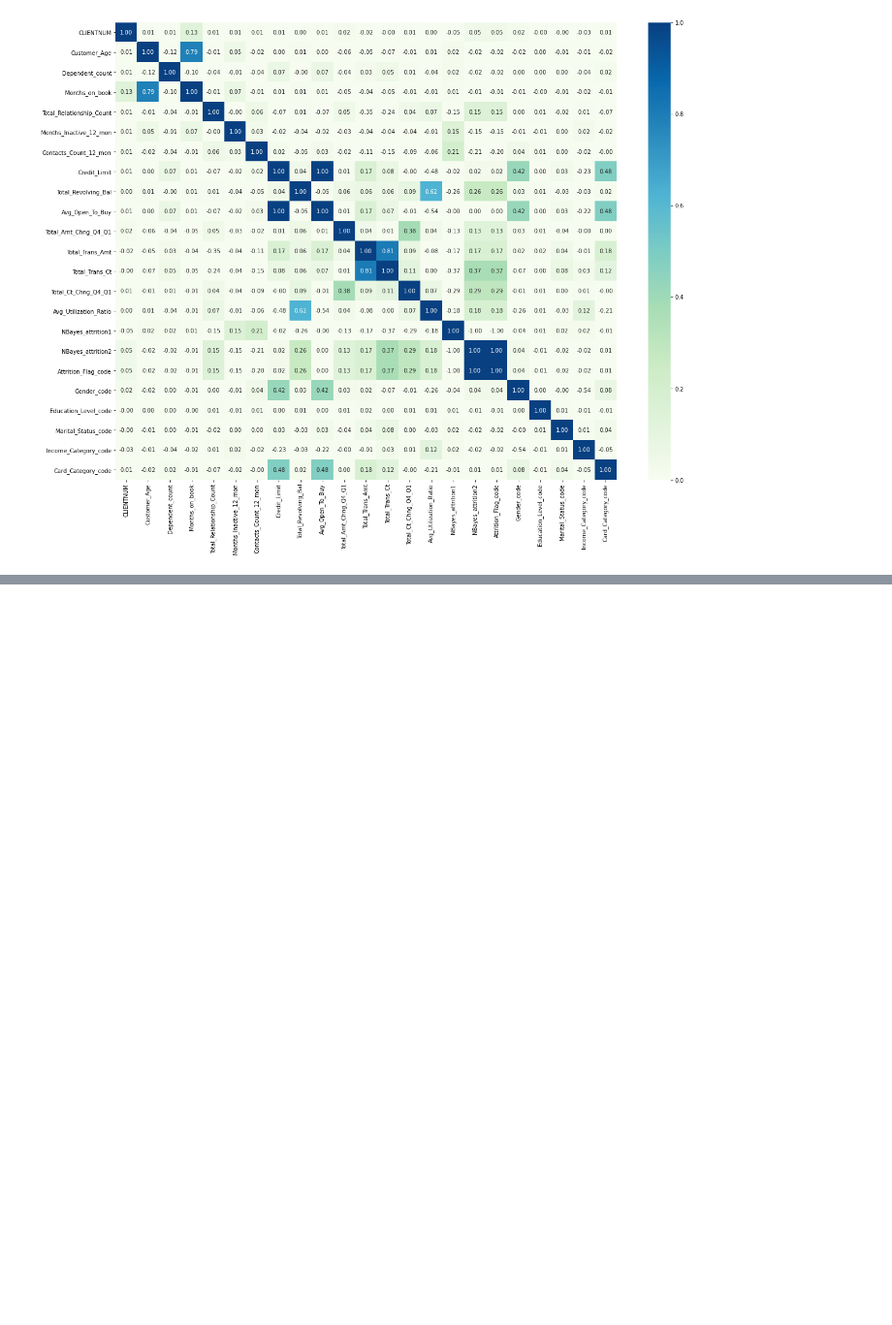
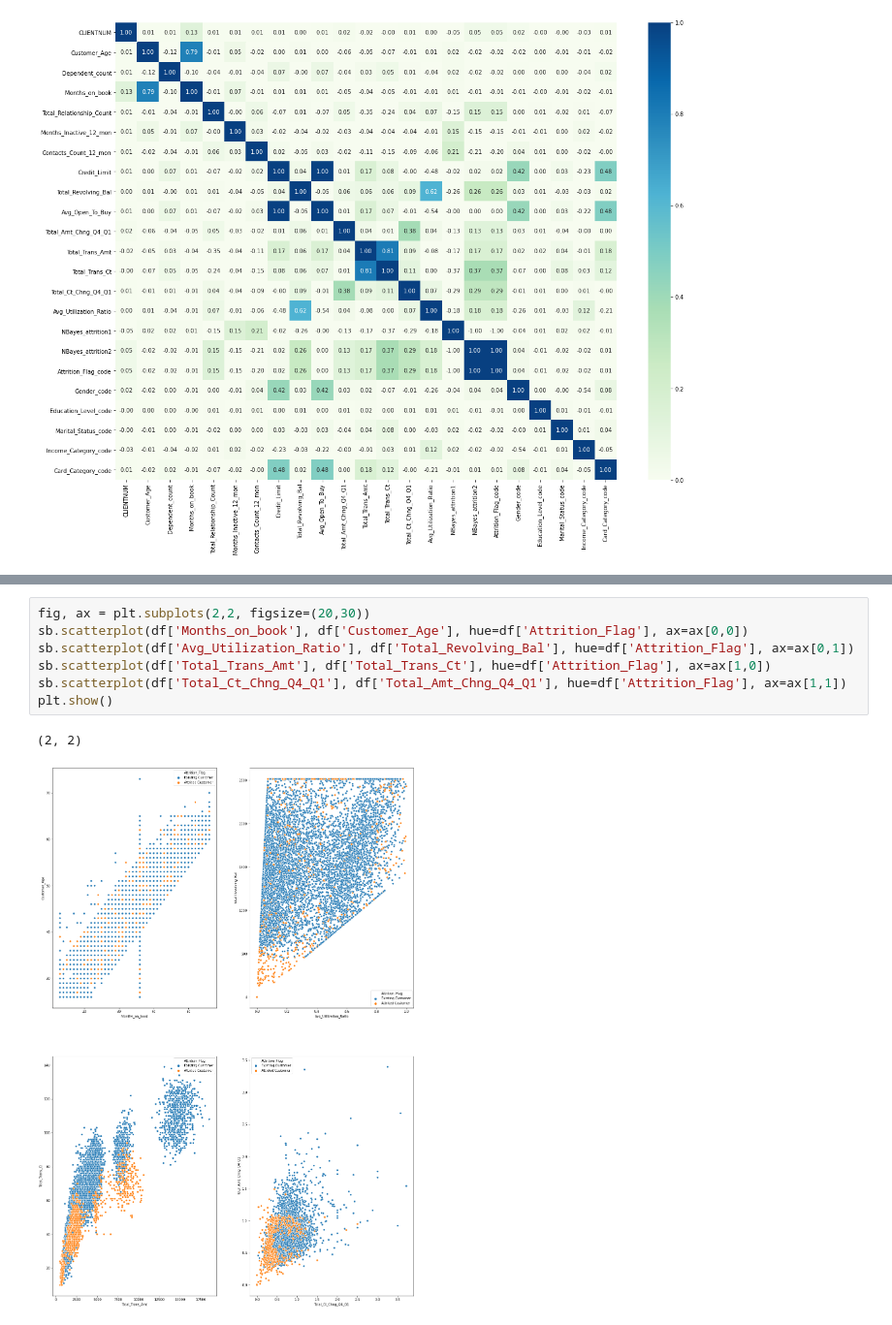
Before and after one commit to tcarr032/Credit-card-churn-dataset, a Jupyter notebook: churner notebook.ipynb, the cells around one changed output, grey strips where cells are left out. Shown at 97% size. Drawn from its saved outputs; the diff is of its cells as text; blank space fills up the shorter version.

```diff
--- a/churner notebook.ipynb
+++ b/churner notebook.ipynb
@@ -112,0 +125,10 @@ plt.show()
+# %%
+fig, ax = plt.subplots(2,2, figsize=(20,30))
+sb.scatterplot(df['Months_on_book'], df['Customer_Age'], hue=df['Attrition_Flag'], ax=ax[0,0])
+sb.scatterplot(df['Avg_Utilization_Ratio'], df['Total_Revolving_Bal'], hue=df['Attrition_Flag'], ax=ax[0,1])
+sb.scatterplot(df['Total_Trans_Amt'], df['Total_Trans_Ct'], hue=df['Attrition_Flag'], ax=ax[1,0])
+sb.scatterplot(df['Total_Ct_Chng_Q4_Q1'], df['Total_Amt_Chng_Q4_Q1'], hue=df['Attrition_Flag'], ax=ax[1,1])
+plt.show()
+# %% [output]
+(2, 2)
+[figure, added]
```
Also changed, not shown: parts of 2 cells of this notebook.
